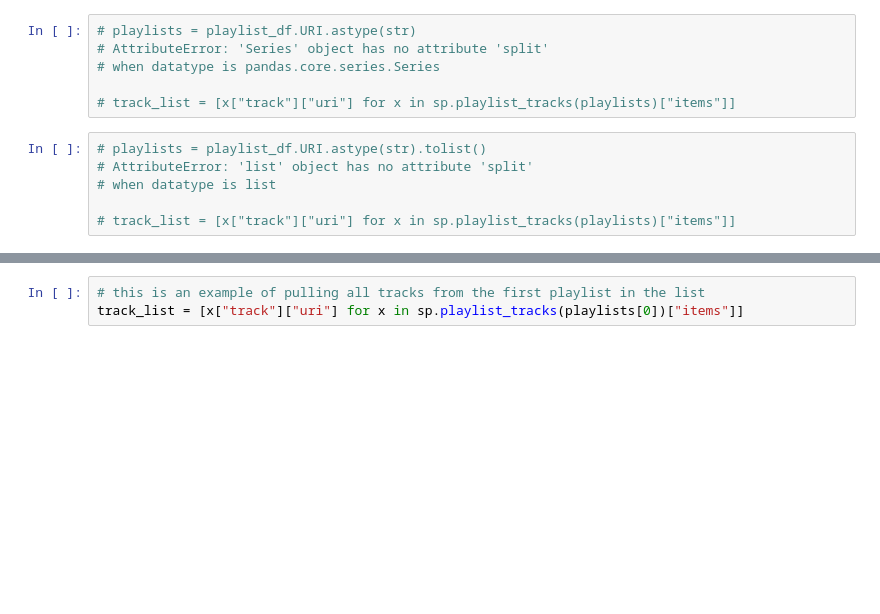
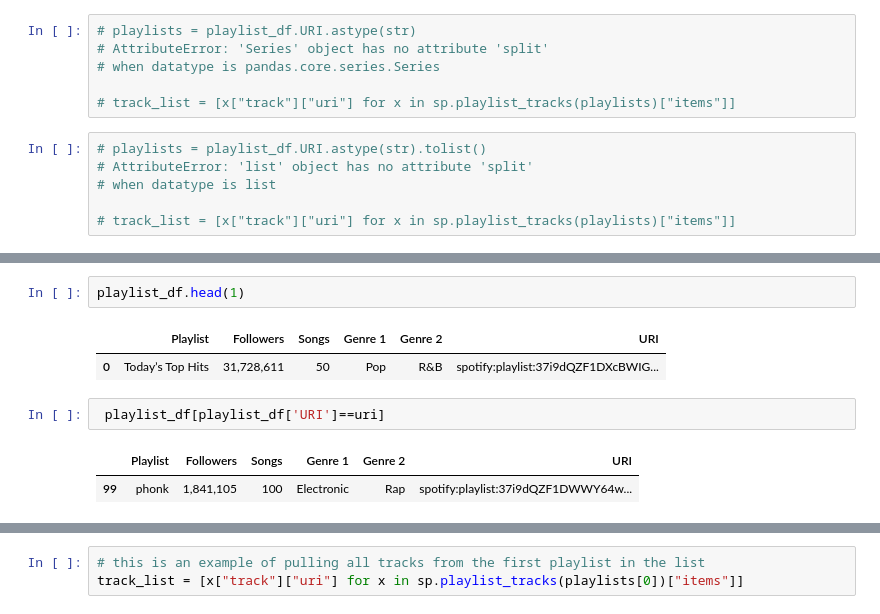
Before and after one commit to bbneves/Spotify_Playlist_Analysis, a Jupyter notebook: create_playlist_df.ipynb, the cells around one changed output, grey strips where cells are left out. Drawn from its saved outputs; the diff is of its cells as text; blank space fills up the shorter version.

```diff
--- a/create_playlist_df.ipynb
+++ b/create_playlist_df.ipynb
@@ -125,0 +188,10 @@ TypeError: 'NoneType' object is not subscriptable
+# %%
+playlist_df.head(1)
+# %% [output]
+|  | Playlist | Followers | Songs | Genre 1 | Genre 2 | URI |
+| 0 | Today’s Top Hits | 31,728,611 | 50 | Pop | R&B | spotify:playlist:37i9dQZF1DXcBWIG... |
+# %%
+ playlist_df[playlist_df['URI']==uri]
+# %% [output]
+|  | Playlist | Followers | Songs | Genre 1 | Genre 2 | URI |
+| 99 | phonk | 1,841,105 | 100 | Electronic | Rap | spotify:playlist:37i9dQZF1DWWY64w... |
```
Also changed, not shown: parts of 12 cells of this notebook, 1 other file.
